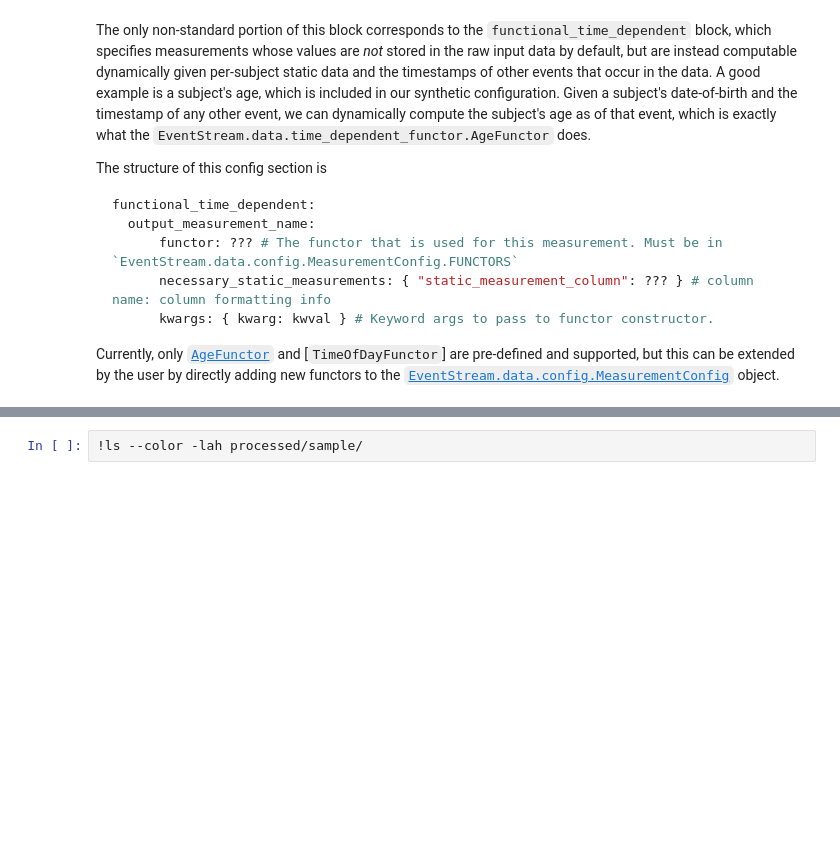
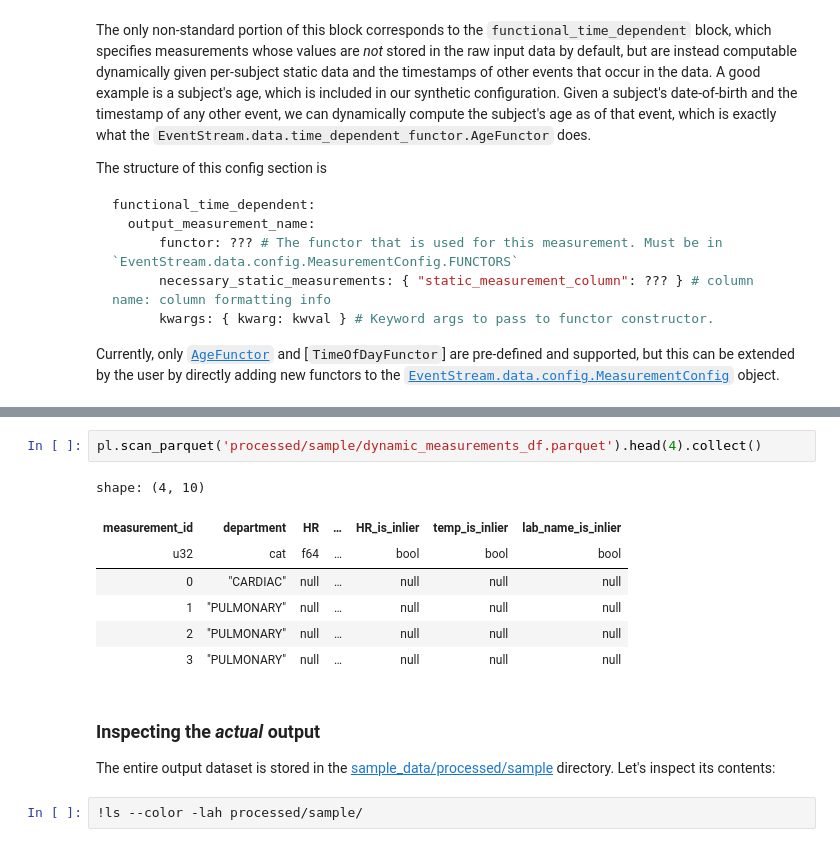
Before and after one commit to mmcdermott/EventStreamGPT, a Jupyter notebook: sample_data/examine_synthetic_data.ipynb, the cells around one changed output, grey strips where cells are left out. Cells and saved outputs as stored; diff of their text form; blank space fills up the shorter version.

```diff
--- a/sample_data/examine_synthetic_data.ipynb
+++ b/sample_data/examine_synthetic_data.ipynb
@@ -330,3 +381,18 @@ contents:
+# %%
+pl.scan_parquet('processed/sample/dynamic_measurements_df.parquet').head(4).collect()
+# %% [output]
+shape: (4, 10)
+| measurement_id | department | HR | … | HR_is_inlier | temp_is_inlier | lab_name_is_inlier |
+| u32 | cat | f64 | … | bool | bool | bool |
+| 0 | "CARDIAC" | null | … | null | null | null |
+| 1 | "PULMONARY" | null | … | null | null | null |
+| 2 | "PULMONARY" | null | … | null | null | null |
+| 3 | "PULMONARY" | null | … | null | null | null |
+# %% [markdown]
+### Inspecting the _actual_ output
+
+The entire output dataset is stored in the [sample_data/processed/sample](<>) directory. Let's inspect its
+contents:
 # %%
 !ls --color -lah processed/sample/
 # %% [output]
```
Also changed, not shown: parts of 5 cells of this notebook.
